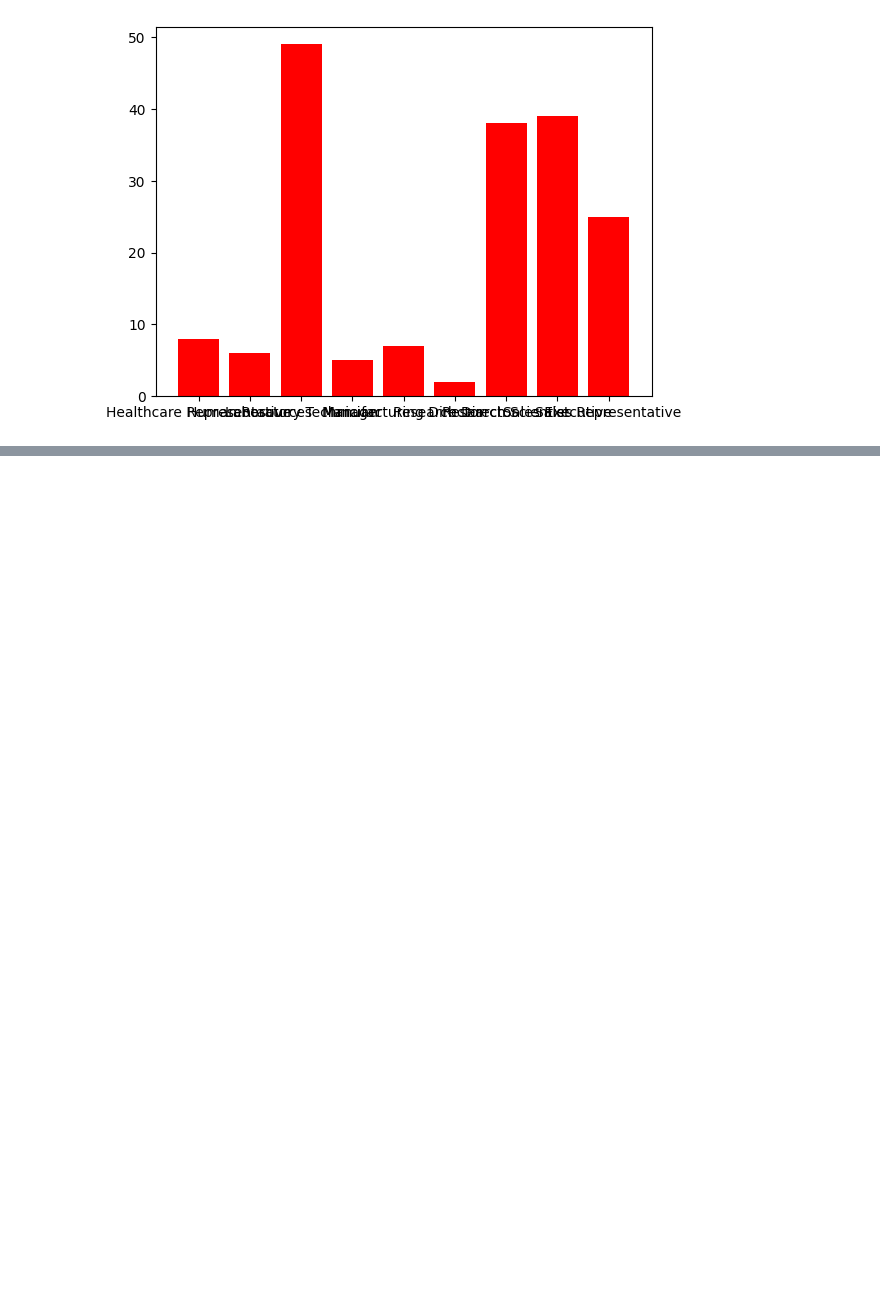
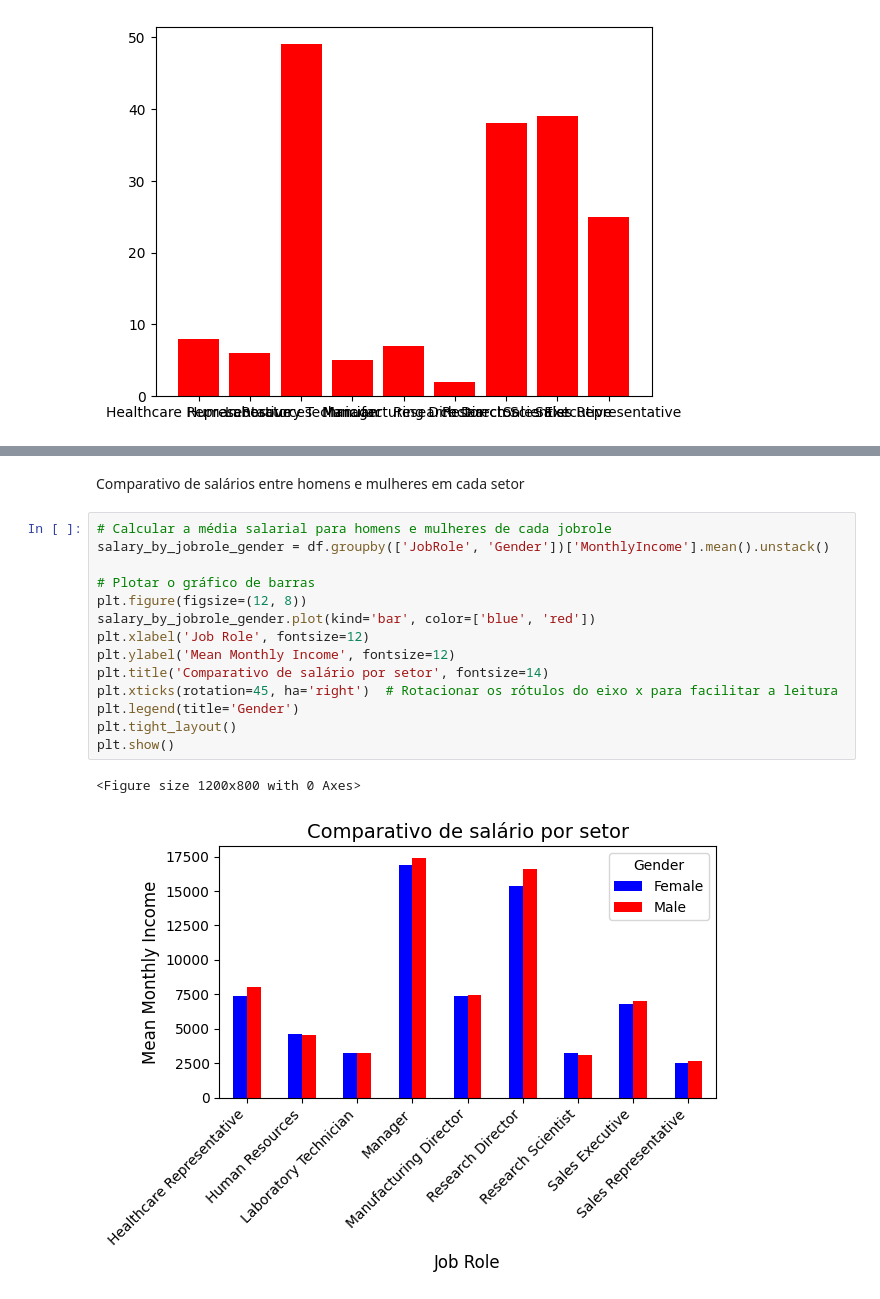
Before and after one commit to ptkwan/analise-rotatividade-ibm, a Jupyter notebook: notebook.ipynb, the cells around one changed output, grey strips where cells are left out. Drawn from its saved outputs; the diff is of its cells as text; blank space fills up the shorter version.

```diff
--- a/notebook.ipynb
+++ b/notebook.ipynb
@@ -169,0 +192,19 @@ plt.show()
+# %% [markdown]
+Comparativo de salários entre homens e mulheres em cada setor
+# %%
+# Calcular a média salarial para homens e mulheres de cada jobrole
+salary_by_jobrole_gender = df.groupby(['JobRole', 'Gender'])['MonthlyIncome'].mean().unstack()
+
+# Plotar o gráfico de barras
+plt.figure(figsize=(12, 8))
+salary_by_jobrole_gender.plot(kind='bar', color=['blue', 'red'])
+plt.xlabel('Job Role', fontsize=12)
+plt.ylabel('Mean Monthly Income', fontsize=12)
+plt.title('Comparativo de salário por setor', fontsize=14)
+plt.xticks(rotation=45, ha='right')  # Rotacionar os rótulos do eixo x para facilitar a leitura
+plt.legend(title='Gender')
+plt.tight_layout()
+plt.show()
+# %% [output]
+<Figure size 1200x800 with 0 Axes>
+[figure, added]
```
Also changed, not shown: parts of 11 cells of this notebook.
